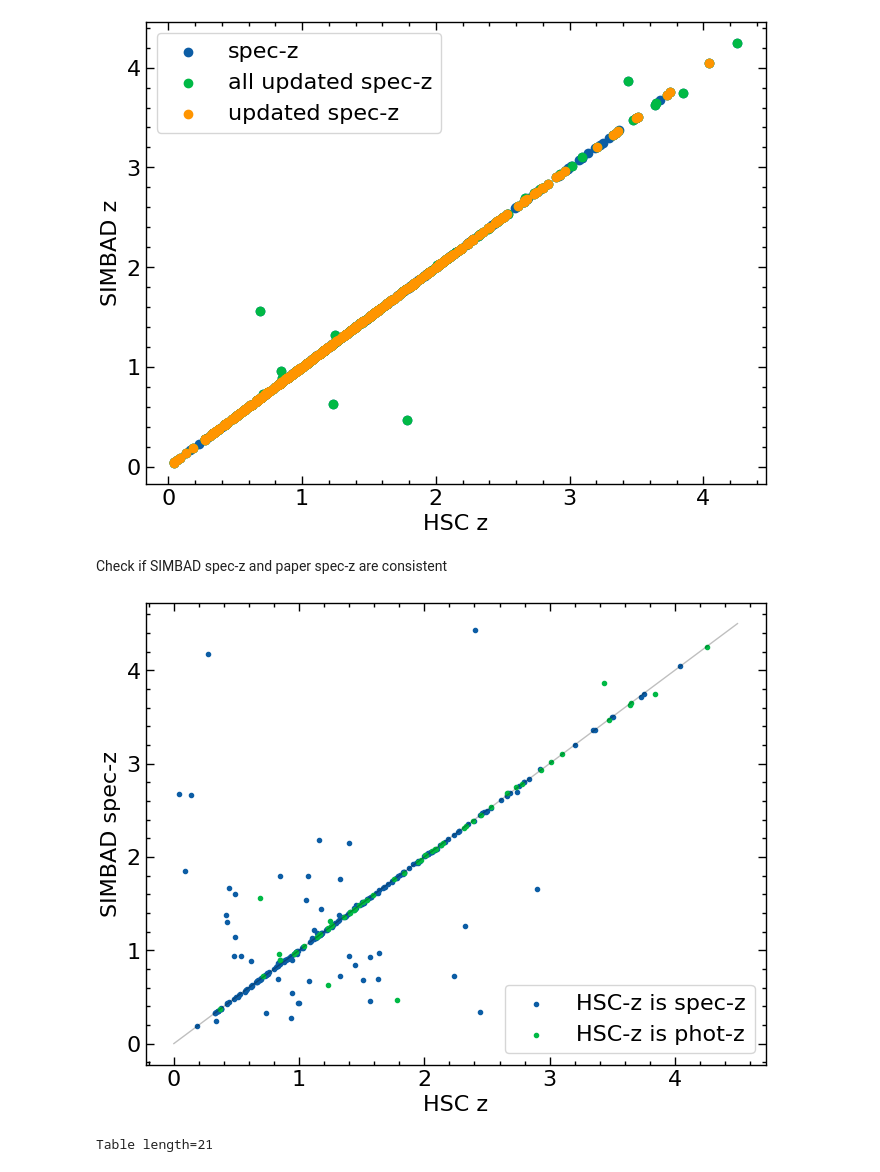
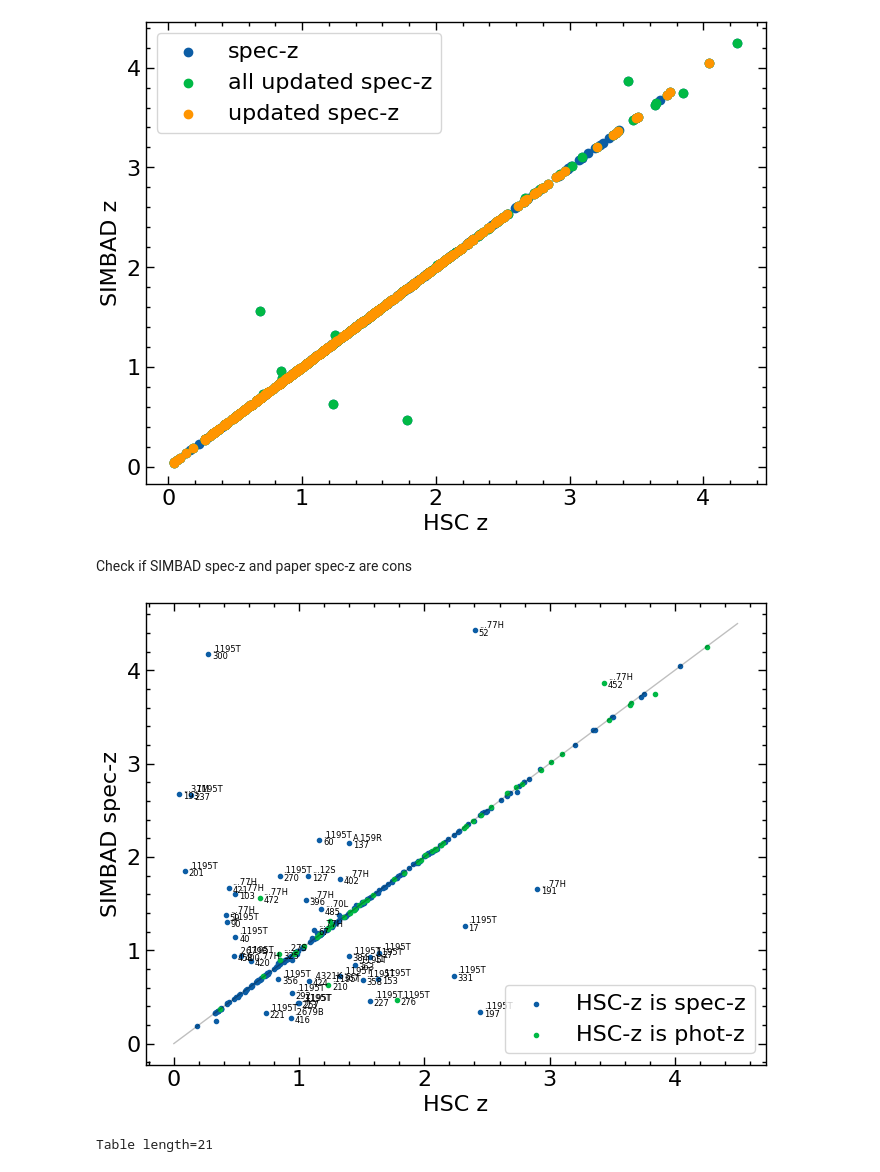
Before and after one commit to Chisen-Lupus/dwarf_agn_cosmos, a Jupyter notebook: hsc-ssp_specz.ipynb, the cells around one changed output. Cells and saved outputs as stored; diff of their text form; code cells hidden in the pictures.

```diff
--- a/hsc-ssp_specz.ipynb
+++ b/hsc-ssp_specz.ipynb
@@ -129,6 +104,7 @@ len(unq_cnt)
 idx = result_table['SCRIPT_NUMBER_ID'].data.data - 1
 idx_simbad_specz = idx[mask_spec_simbad]
 
+# prepare the updated table with extra columns
 data_agn_updated = copy.deepcopy(data_agn)
 data_agn_updated['bibcode'] = '-'*19
 # refers to teh note in 'hsc_agn.txt':
@@ -137,13 +113,15 @@ data_agn_updated['bibcode'][data_agn['r_z']==2] = '2018ApJ...858...77H'
 
 #for i in idx_simbad_specz:
 for j,i in enumerate(idx_simbad_specz):
-    # Update if no existing spec-z
+    # Update if no ex
     if data_agn_updated['r_z'][i] > 2:
         data_agn_updated['r_z'][i] = 0
         #data_agn_updated['r_z'][i] = result_table['Z_VALUE'][i]
         data_agn_updated['z'][i] = result_table[mask_spec_simbad]['Z_VALUE'][j]
         data_agn_updated['bibcode'][i] = result_table[mask_spec_simbad]['RVZ_BIBCODE'][j]
-    # Check for inconsistent spec-z's...
+        data_agn_updated['bibcode'][i] = result_table[mask_spec_simbad]['RVZ_BIBCODE'][j]
+        # data_agn_updated['name'][i] = result_table[mask_spec_simbad]['MAIN_ID'][j]
+    # Check for incons
 
 mask_specz_updated = data_agn_updated['r_z'] < 3
 print(len(data_agn_updated[mask_specz_updated]))
@@ -210,35 +188,42 @@ plt.scatter(data_agn['z'][mask_specz & mask_specz_updated], data_agn_updated['z'
 <matplotlib.legend.Legend at 0x...>
 [figure]
 # %% [markdown]
-Check if SIMBAD spec-z and paper spec-z are consistent
+Check if SIMBAD spec-z and paper spec-z are cons
 # %%
-data_agn_compare = table.Table(data=[np.zeros(491), ['none']*491, np.zeros(491), ['-'*19]*491], names=['HSC-z', 'r_HSC-z', 'SIMBAD-z', 'bib_SIMBAD-z'])
+data_agn_compare = table.Table(data=[[0.]*491, ['none']*491, [0.]*491, ['-'*19]*491, [None]*491],
+                               names=['HSC-z', 'r_HSC-z', 'SIMBAD-z', 'bib_SIMBAD-z', 'name'])
 for j,i in enumerate(idx_simbad_specz):
     if data_agn['r_z'][i] <= 2:
         data_agn_compare['r_HSC-z'][i] = 'spec'
     else:
         data_agn_compare['r_HSC-z'][i] = 'phot'
     data_agn_compare['HSC-z'][i] = data_agn['z'][i]
     data_agn_compare['SIMBAD-z'][i] = result_table[mask_spec_simbad]['Z_VALUE'][j]
     data_agn_compare['bib_SIMBAD-z'][i] = result_table[mask_spec_simbad]['RVZ_BIBCODE'][j]
+    data_agn_compare['name'][i] = result_table[mask_spec_simbad]['MAIN_ID'][j]
 
 
 plt.scatter(data_agn_compare['HSC-z'][data_agn_compare['r_HSC-z']=='spec'],
             data_agn_compare['SIMBAD-z'][data_agn_compare['r_HSC-z']=='spec'],
-            marker='.', label='HSC-z is spec-z')
+            marker='.', label='HSC-z
+plt.scatter(data_agn_compare['HSC-z'][data_agn_compare['r_HSC-z']=='phot'],
+            data_agn_compare['SIMBAD-z'][data_agn_compare['r_HSC-z']=='phot'],
+            marker='.', label='HSC-z
 # plt.scatter(data_agn_compare['HSC-z'][(data_agn_compare['r_HSC-z']=='spec') & (data_agn_compare['bib_SIMBAD-z']=='2020AJ....160...37M')],
 #             data_agn_compare['SIMBAD-z'][(data_agn_compare['r_HSC-z']=='spec') & (data_agn_compare['bib_SIMBAD-z']=='2020AJ....160...37M')],
 #             marker='.', label='selected bibcode')
-plt.scatter(data_agn_compare['HSC-z'][data_agn_compare['r_HSC-z']=='phot'],
-            data_agn_compare['SIMBAD-z'][data_agn_compare['r_HSC-z']=='phot'],
-            marker='.', label='HSC-z is phot-z')
+# add bibcode to those incons
+for i, txt in enumerate(data_agn_compare['bib_SIMBAD-z']): #enumerate(np.arange(491)+1):
+    if np.abs(data_agn_compare['HSC-z'][i] - data_agn_compare['SIMBAD-z'][i])>0.1:
+        plt.annotate(txt[13:], (data_agn_compare['HSC-z'][i]+0.03, data_agn_compare['SIMBAD-z'][i]+0.03), size=6)
+        plt.annotate(i+1, (data_agn_compare['HSC-z'][i]+0.03, data_agn_compare['SIMBAD-z'][i]-0.05), size=6)
 plt.plot([0, 4.5], [0, 4.5], '-k', linewidth=1, alpha=0.25)
 plt.xlabel('HSC z')
 plt.ylabel('SIMBAD spec-z')
 plt.legend(frameon=True)
 plt.show()
 # %% [output]
-[figure, old version]
+[figure, new version]
 # %%
 # check the bibcode of all comparable (has hsc spec-z) simbad spec-z
 bib, cnt = np.unique(data_agn_compare['bib_SIMBAD-z'][data_agn_compare['r_HSC-z']=='spec'], return_counts=True)
```
Also changed, not shown: parts of 22 cells of this notebook.
